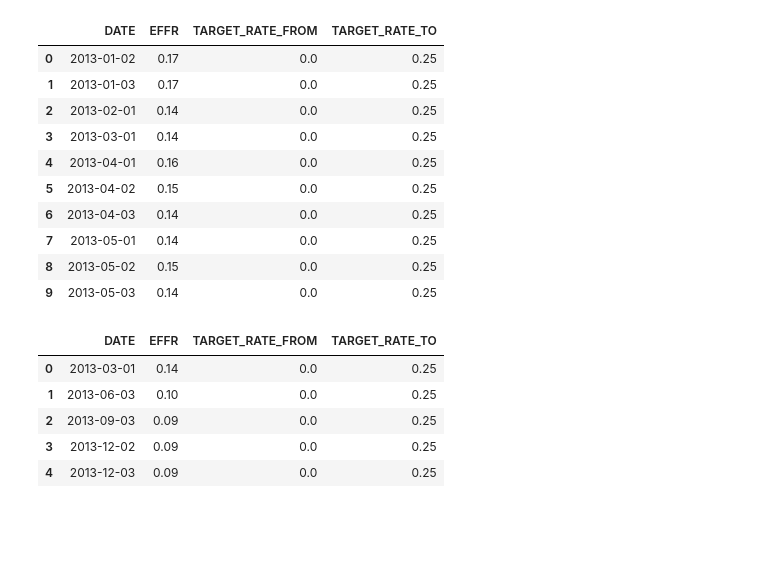
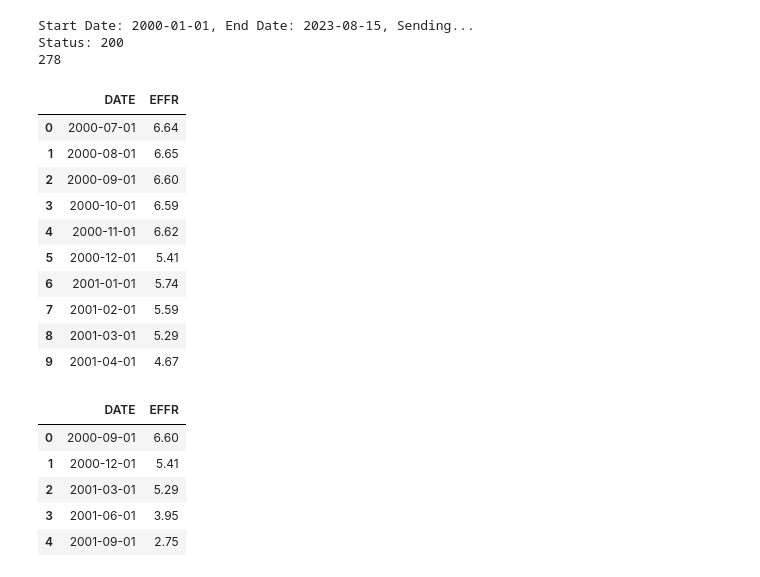
Before and after one commit to himalayahall/DATA608, a Jupyter notebook: Story 2/Story2.ipynb, the cells around one changed output. Drawn from its saved outputs; the diff is of its cells as text; code cells hidden in the pictures; blank space fills up the shorter version.

```diff
--- a/Story 2/Story2.ipynb
+++ b/Story 2/Story2.ipynb
@@ -122,41 +189,58 @@ res = requests.get('https://markets.newyorkfed.org/api/rates/unsecured/effr/sear
 # %%
-from datetime import datetime
-json_data = res.json()
-effr = pd.DataFrame(columns = ["DATE","EFFR","TARGET_RATE_FROM","TARGET_RATE_TO"])
-for r in json_data['refRates']:
+headers = {'Content-type': 'application/json'}
+start_date = '2000-01-01'
+end_date = '2023-08-15'
+search_type='rate'
+url = 'https://markets.newyorkfed.org/api/rates/unsecured/effr/search.json'
+data = {"startDate":start_date, "endDate":end_date, 'type':search_type}
+
+months_seen = dict()
+
+print(f'Start Date: {start_date}, End Date: {end_date}, Sending...')
+res = requests.get(url, params=data, headers=headers)
+print(f'Status: {res.status_code}')
+
+effr_resp_json = res.json()
+effr = pd.DataFrame(columns = ["DATE","EFFR"])
+for r in effr_resp_json['refRates']:
     effectiveDate = r['effectiveDate']
-    if datetime.strptime(effectiveDate, '%Y-%m-%d').day in [1, 2, 3]:
+    sd = datetime.strptime(effectiveDate, '%Y-%m-%d')
+    YYYY_MM = str(sd.year) + '-' + str(sd.month)
+    if YYYY_MM not in months_seen.keys():
+        months_seen[YYYY_MM] = 1
         percentRate = r['percentRate']
-        targetRateFrom = r['targetRateFrom']
-        targetRateTo = r['targetRateTo']
-        effr.loc[len(effr.index)] = [effectiveDate, percentRate, targetRateFrom, targetRateTo]
+        effectiveDate = YYYY_MM + '-01'
+        effr.loc[len(effr.index)] = [effectiveDate, float(percentRate)]
 
 effr['DATE'] = pd.to_datetime(effr['DATE'], format='%Y-%m-%d')
-#effr.set_index('DATE', inplace=True)
 effr.sort_values(by=['DATE'], inplace=True)
 effr.reset_index(drop=True, inplace=True)
+print(len(effr))
 effr.head(n=10)
 # %% [output]
+Start Date: 2000-01-01, End Date: 2023-08-15, Sending...
+Status: 200
+278
-|  | DATE | EFFR | TARGET_RATE_FROM | TARGET_RATE_TO |
-| 0 | 2013-01-02 | 0.17 | 0.0 | 0.25 |
-| 1 | 2013-01-03 | 0.17 | 0.0 | 0.25 |
-| 2 | 2013-02-01 | 0.14 | 0.0 | 0.25 |
-| 3 | 2013-03-01 | 0.14 | 0.0 | 0.25 |
-| 4 | 2013-04-01 | 0.16 | 0.0 | 0.25 |
-| 5 | 2013-04-02 | 0.15 | 0.0 | 0.25 |
-| 6 | 2013-04-03 | 0.14 | 0.0 | 0.25 |
-| 7 | 2013-05-01 | 0.14 | 0.0 | 0.25 |
-| 8 | 2013-05-02 | 0.15 | 0.0 | 0.25 |
-| 9 | 2013-05-03 | 0.14 | 0.0 | 0.25 |
+|  | DATE | EFFR |
+| 0 | 2000-07-01 | 6.64 |
+| 1 | 2000-08-01 | 6.65 |
+| 2 | 2000-09-01 | 6.60 |
+| 3 | 2000-10-01 | 6.59 |
+| 4 | 2000-11-01 | 6.62 |
+| 5 | 2000-12-01 | 5.41 |
+| 6 | 2001-01-01 | 5.74 |
+| 7 | 2001-02-01 | 5.59 |
+| 8 | 2001-03-01 | 5.29 |
+| 9 | 2001-04-01 | 4.67 |
 # %%
 effr_quarterly = effr.loc[effr['DATE'].dt.month.isin([3, 6, 9, 12])]
 effr_quarterly = effr_quarterly.sort_values(by=['DATE'])
 effr_quarterly = effr_quarterly.reset_index(drop=True)
 effr_quarterly.head()
 # %% [output]
-|  | DATE | EFFR | TARGET_RATE_FROM | TARGET_RATE_TO |
-| 0 | 2013-03-01 | 0.14 | 0.0 | 0.25 |
-| 1 | 2013-06-03 | 0.10 | 0.0 | 0.25 |
-| 2 | 2013-09-03 | 0.09 | 0.0 | 0.25 |
-| 3 | 2013-12-02 | 0.09 | 0.0 | 0.25 |
-| 4 | 2013-12-03 | 0.09 | 0.0 | 0.25 |
+|  | DATE | EFFR |
+| 0 | 2000-09-01 | 6.60 |
+| 1 | 2000-12-01 | 5.41 |
+| 2 | 2001-03-01 | 5.29 |
+| 3 | 2001-06-01 | 3.95 |
+| 4 | 2001-09-01 | 2.75 |
```
Also changed, not shown: parts of 51 cells of this notebook, 1 other file.
